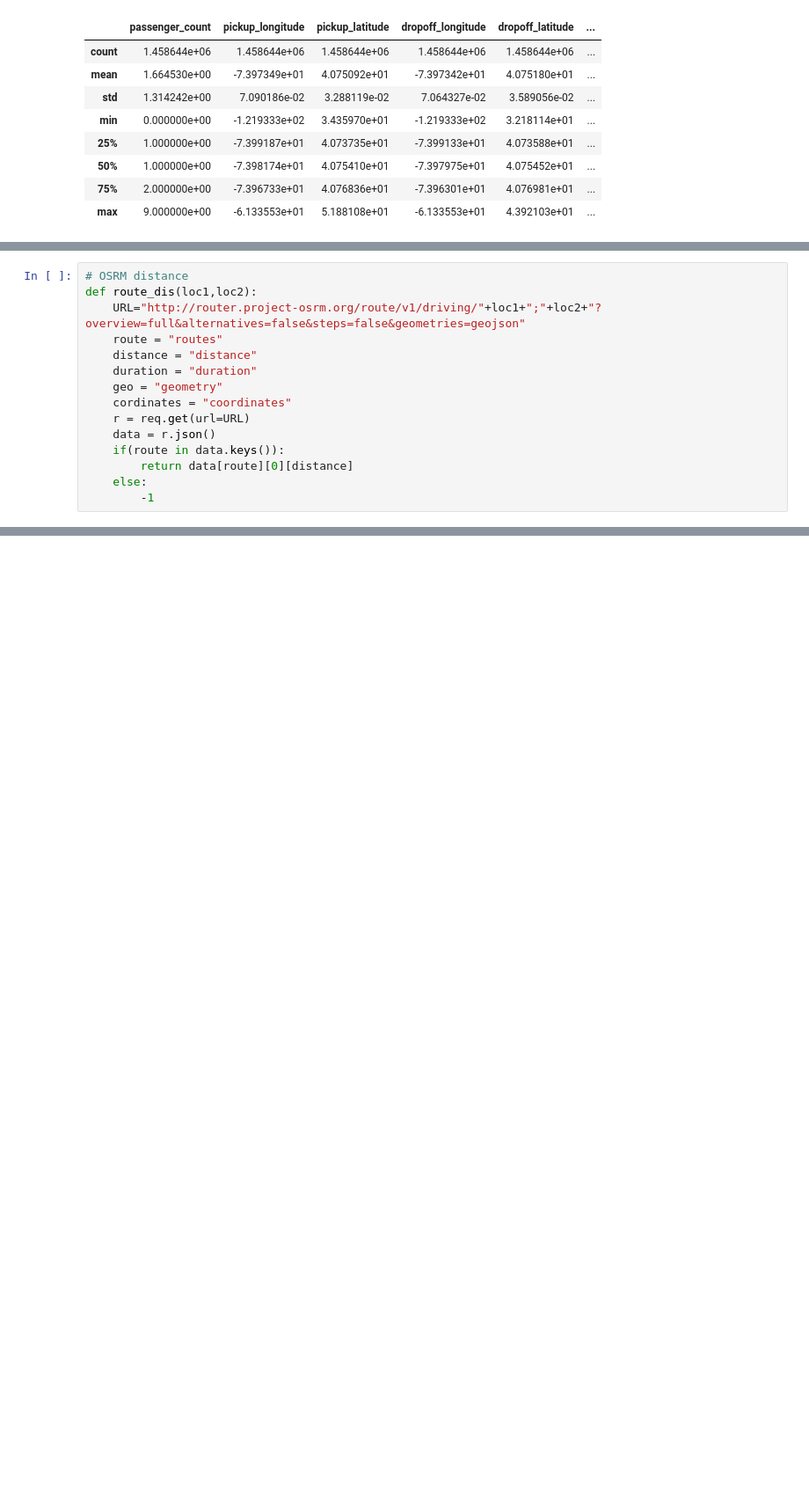
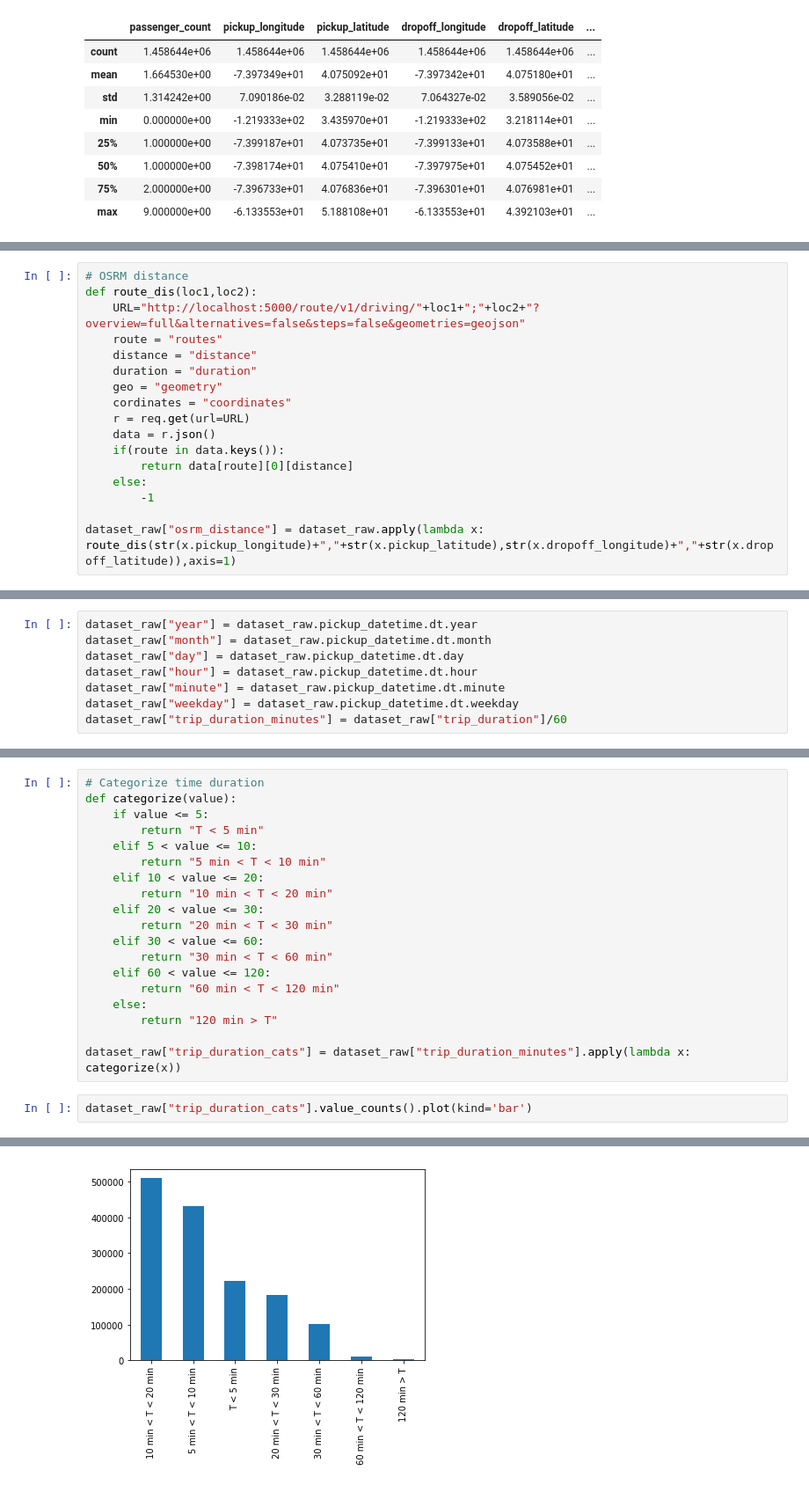
Before and after one commit to Taxyy/Taxi-Trip-Duration, a Jupyter notebook: notebooks/notebook2.ipynb, the cells around one changed output, grey strips where cells are left out. Shown: that part at 88% size. Drawn from its saved outputs; the diff is of its cells as text; blank space fills up the shorter version.

```diff
--- a/notebooks/notebook2.ipynb
+++ b/notebooks/notebook2.ipynb
@@ -62,7 +63,7 @@ dataset_raw.describe(include=['O'])
 # %%
 # OSRM distance
 def route_dis(loc1,loc2):
-    URL="http://router.project-osrm.org/route/v1/driving/"+loc1+";"+loc2+"?overview=full&alternatives=false&steps=false&geometries=geojson"
+    URL="http://localhost:5000/route/v1/driving/"+loc1+";"+loc2+"?overview=full&alternatives=false&steps=false&geometries=geojson"
     route = "routes"
     distance = "distance"
     duration = "duration"
@@ -74,3 +75,5 @@ def route_dis(loc1,loc2):
         return data[route][0][distance]
     else:
         -1
+
+dataset_raw["osrm_distance"] = dataset_raw.apply(lambda x: route_dis(str(x.pickup_longitude)+","+str(x.pickup_latitude),str(x.dropoff_longitude)+","+str(x.dropoff_latitude)),axis=1)
@@ -78,0 +112,8 @@ dataset_raw["osrm_distance"] = dataset_raw.apply(lambda x: route_dis(str(x.picku
+# %%
+dataset_raw["year"] = dataset_raw.pickup_datetime.dt.year
+dataset_raw["month"] = dataset_raw.pickup_datetime.dt.month
+dataset_raw["day"] = dataset_raw.pickup_datetime.dt.day
+dataset_raw["hour"] = dataset_raw.pickup_datetime.dt.hour
+dataset_raw["minute"] = dataset_raw.pickup_datetime.dt.minute
+dataset_raw["weekday"] = dataset_raw.pickup_datetime.dt.weekday
+dataset_raw["trip_duration_minutes"] = dataset_raw["trip_duration"]/60
@@ -78,0 +129,22 @@ dataset_raw["osrm_distance"] = dataset_raw.apply(lambda x: route_dis(str(x.picku
+# %%
+# Categorize time duration
+def categorize(value):
+    if value <= 5:
+        return "T < 5 min"
+    elif 5 < value <= 10:
+        return "5 min < T < 10 min"
+    elif 10 < value <= 20:
+        return "10 min < T < 20 min"
+    elif 20 < value <= 30:
+        return "20 min < T < 30 min"
+    elif 30 < value <= 60:
+        return "30 min < T < 60 min"
+    elif 60 < value <= 120:
+        return "60 min < T < 120 min"
+    else:
+        return "120 min > T"
+
+dataset_raw["trip_duration_cats"] = dataset_raw["trip_duration_minutes"].apply(lambda x: categorize(x))
+# %%
+dataset_raw["trip_duration_cats"].value_counts().plot(kind='bar')
+# %% [output]
@@ -78,0 +152 @@ dataset_raw["osrm_distance"] = dataset_raw.apply(lambda x: route_dis(str(x.picku
+[figure, added]
```
Also changed, not shown: parts of 12 cells of this notebook.
